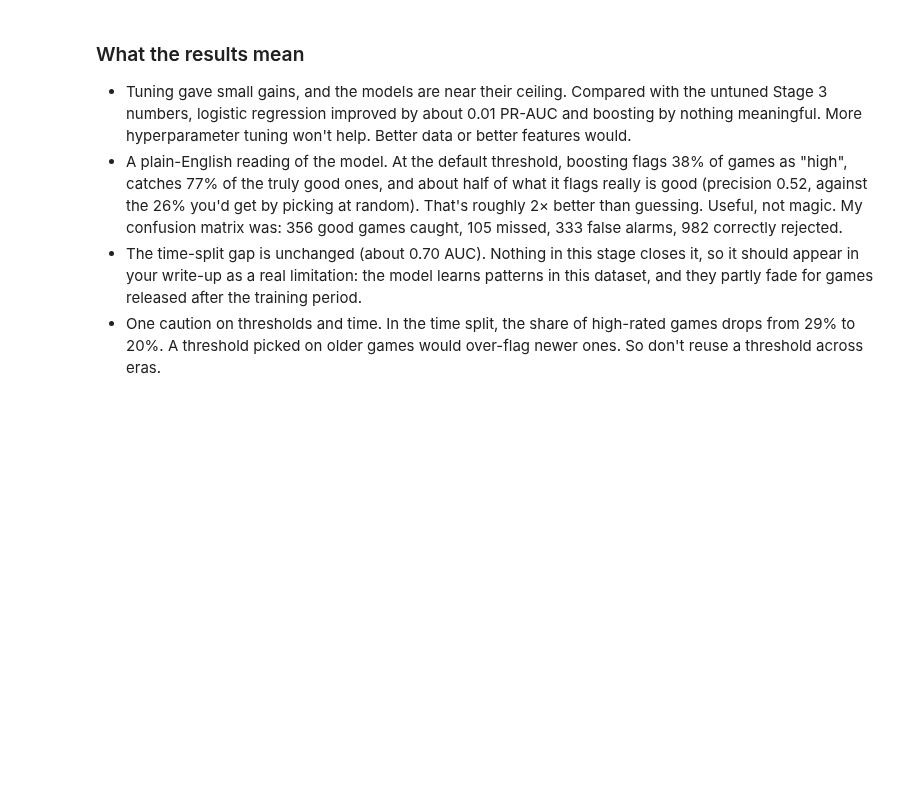
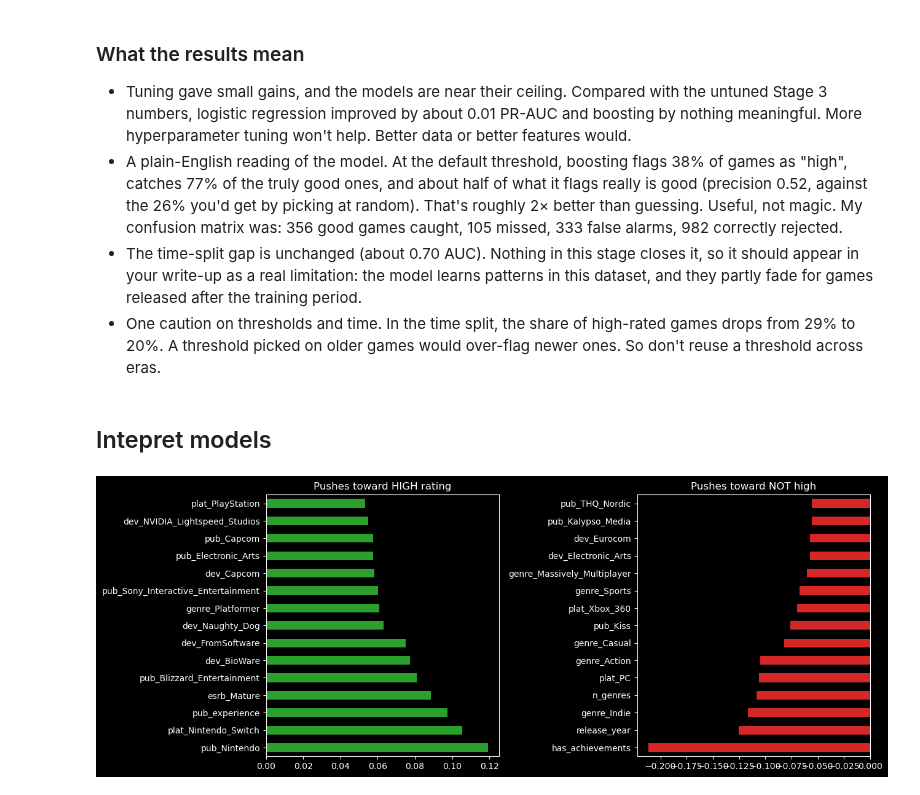
Before and after one commit to anushka-rodrigo/Gamified_ML, a Jupyter notebook: notebook/gamifiedML.ipynb, the cells around one changed output. Drawn from its saved outputs; the diff is of its cells as text; code cells hidden in the pictures; blank space fills up the shorter version.

Commit message:
intepreting the models

```diff
--- a/notebook/gamifiedML.ipynb
+++ b/notebook/gamifiedML.ipynb
@@ -977,3 +977,20 @@ saved: ['gradboost_final.joblib', 'logreg_final.joblib']
 - A plain-English reading of the model. At the default threshold, boosting flags 38% of games as "high", catches 77% of the truly good ones, and about half of what it flags really is good (precision 0.52, against the 26% you'd get by picking at random). That's roughly 2× better than guessing. Useful, not magic. My confusion matrix was: 356 good games caught, 105 missed, 333 false alarms, 982 correctly rejected.
 - The time-split gap is unchanged (about 0.70 AUC). Nothing in this stage closes it, so it should appear in your write-up as a real limitation: the model learns patterns in this dataset, and they partly fade for games released after the training period.
 - One caution on thresholds and time. In the time split, the share of high-rated games drops from 29% to 20%. A threshold picked on older games would over-flag newer ones. So don't reuse a threshold across eras.
+# %% [markdown]
+## Intepret models
+# %%
+# what logistic regression learned
+lr = m_lr.named_steps['logisticregression']
+coefs = pd.Series(lr.coef_[0], index=FEATURES).sort_values()
+top_neg, top_pos = coefs.head(15), coefs.tail(15)
+
+fig, axes = plt.subplots(1, 2, figsize=(13, 5))
+top_pos[::-1].plot.barh(ax=axes[0], color='tab:green')
+axes[0].set_title('Pushes toward HIGH rating')
+top_neg.plot.barh(ax=axes[1], color='tab:red')
+axes[1].set_title('Pushes toward NOT high')
+plt.tight_layout()
+plt.show()
+# %% [output]
+[figure, added]
```
Also changed, not shown: parts of 5 cells of this notebook.
